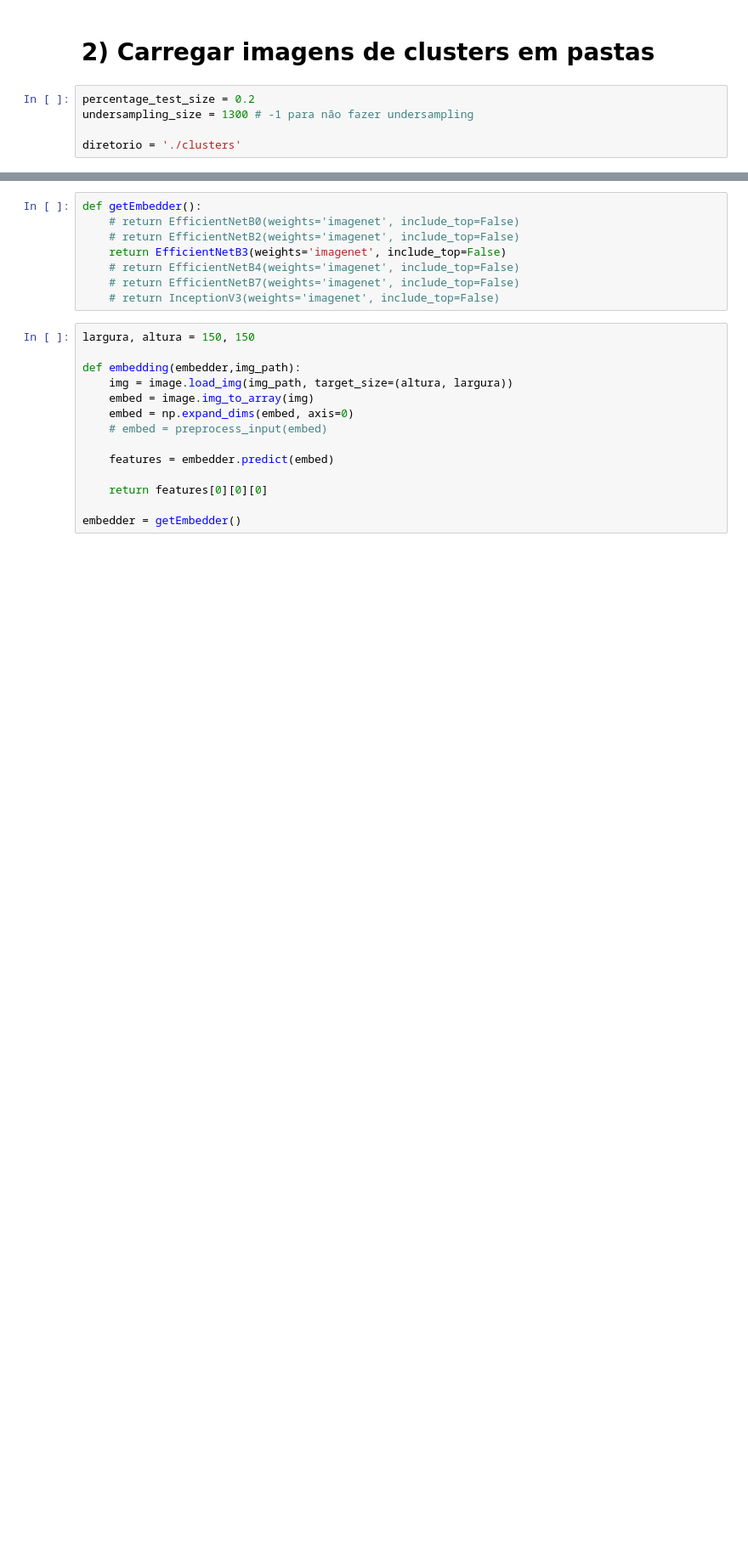
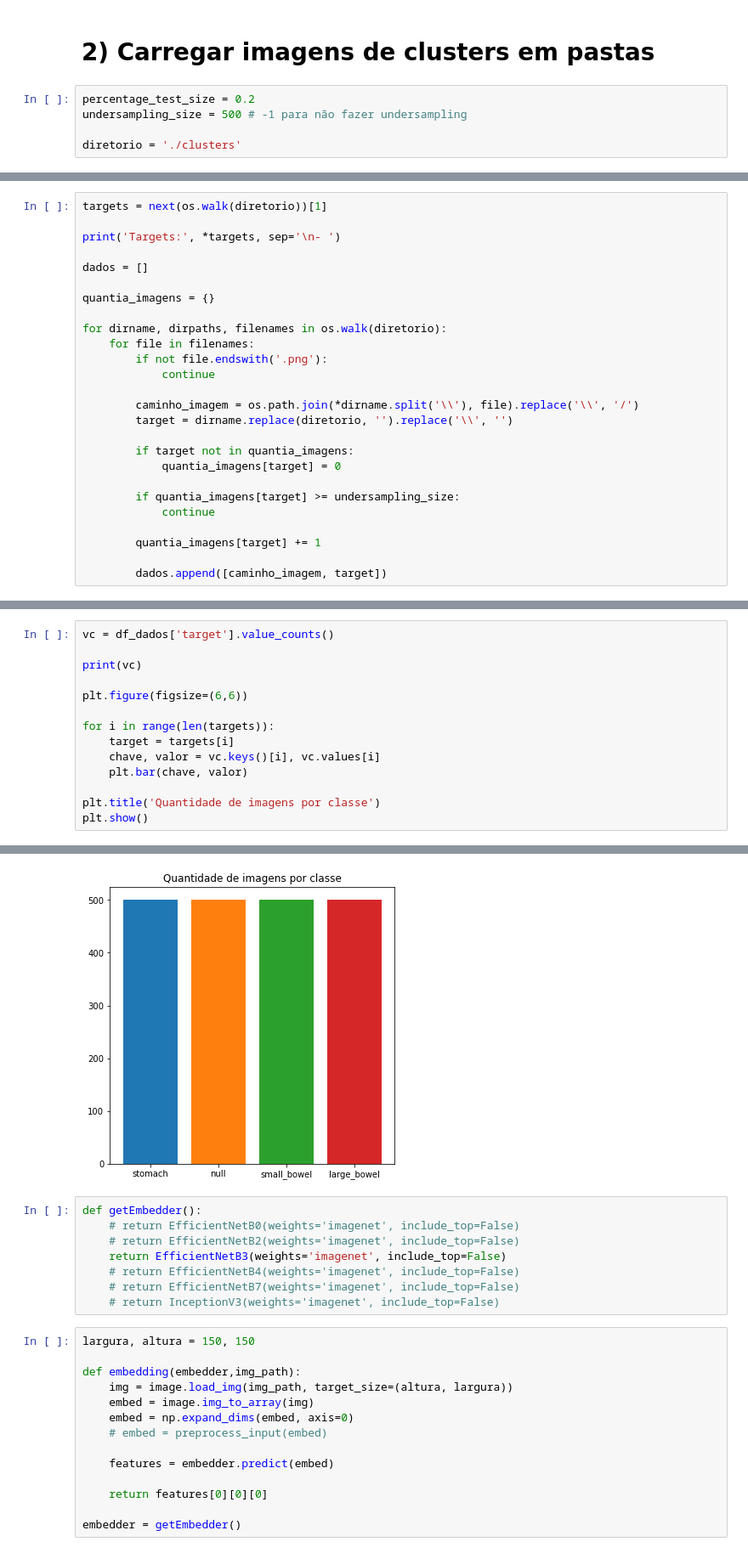
Before and after one commit to PauloUbirajara/uw-madison-image-segmentation, a Jupyter notebook: 04-classification.ipynb, the cells around one changed output, grey strips where cells are left out. Shown at 85% size. Drawn from its saved outputs; the diff is of its cells as text; blank space fills up the shorter version.

```diff
--- a/04-classification.ipynb
+++ b/04-classification.ipynb
@@ -42,6 +44,6 @@ from tensorflow.keras.applications.efficientnet import preprocess_input
 # 2) Carregar imagens de clusters em pastas
 # %%
 percentage_test_size = 0.2
-undersampling_size = 1300 # -1 para não fazer undersampling
+undersampling_size = 500 # -1 para não fazer undersampling
 
 diretorio = './clusters'
@@ -68,0 +50,26 @@ for classe in targets:
+# %%
+targets = next(os.walk(diretorio))[1]
+
+print('Targets:', *targets, sep='\n- ')
+
+dados = []
+
+quantia_imagens = {}
+
+for dirname, dirpaths, filenames in os.walk(diretorio):
+    for file in filenames:
+        if not file.endswith('.png'):
+            continue
+
+        caminho_imagem = os.path.join(*dirname.split('\\'), file).replace('\\', '/')
+        target = dirname.replace(diretorio, '').replace('\\', '')
+
+        if target not in quantia_imagens:
+            quantia_imagens[target] = 0
+
+        if quantia_imagens[target] >= undersampling_size:
+            continue
+
+        quantia_imagens[target] += 1
+
+        dados.append([caminho_imagem, target])
@@ -76,0 +106,15 @@ df_dados
+# %%
+vc = df_dados['target'].value_counts()
+
+print(vc)
+
+plt.figure(figsize=(6,6))
+
+for i in range(len(targets)):
+	target = targets[i]
+	chave, valor = vc.keys()[i], vc.values[i]
+	plt.bar(chave, valor)
+
+plt.title('Quantidade de imagens por classe')
+plt.show()
+# %% [output]
@@ -77,3 +126,4 @@ df_dados
+[figure, added]
 # %%
 def getEmbedder():
     # return EfficientNetB0(weights='imagenet', include_top=False)
```
Also changed, not shown: parts of 13 cells of this notebook, 1 other file.
